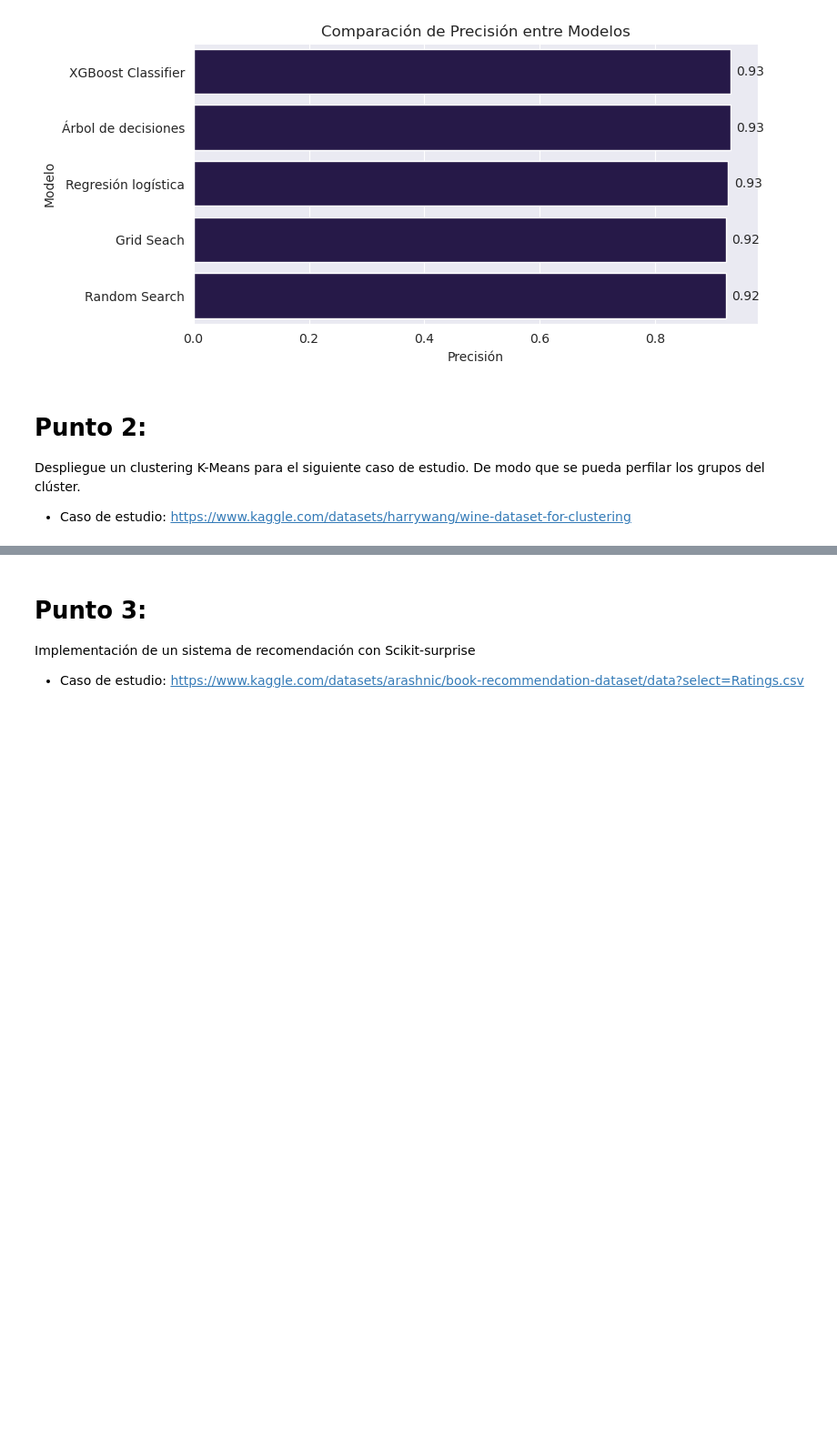
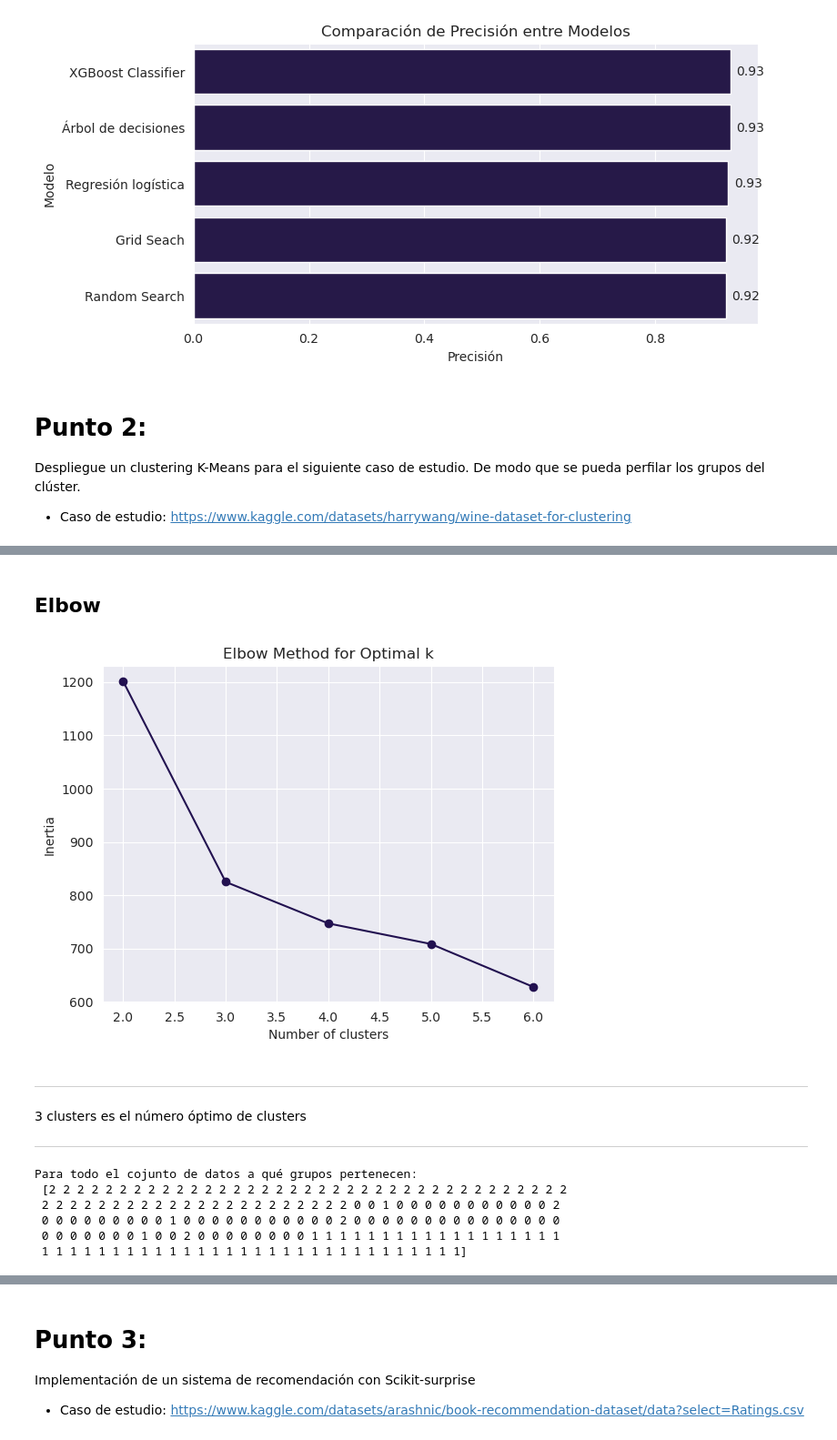
Before and after one commit to TalentoTech-IAA-2024/proyecto, a Jupyter notebook: Parte_1-3_Proyecto.ipynb, the cells around one changed output, grey strips where cells are left out. Shown at 91% size. Drawn from its saved outputs; the diff is of its cells as text; code cells hidden in the pictures; blank space fills up the shorter version.

Commit message:
Punto_2: Cluster,KMeans,DBScan

```diff
--- a/Parte_1-3_Proyecto.ipynb
+++ b/Parte_1-3_Proyecto.ipynb
@@ -408,0 +418,3 @@ Despliegue un clustering K-Means para el siguiente caso de estudio. De modo que
+# %%
+data = pd.read_csv('./data/Punto-2/wine-clustering.csv')
+data.info()
@@ -408,0 +470,23 @@ Despliegue un clustering K-Means para el siguiente caso de estudio. De modo que
+# %%
+from sklearn.preprocessing import StandardScaler
+
+scaler = StandardScaler()
+data_scaled = scaler.fit_transform(data)
+
+from sklearn.decomposition import PCA
+
+# **Reducir dimensionalidad**
+# Transformar un conjunto de variables posiblemente correlacionadas en un conjunto más pequeño de variables no correlacionadas llamadas componentes principales.
+pca = PCA(n_components=5)
+# transforma los datos originales en un nuevo espacio de menor dimensión
+data_pca = pca.fit_transform(data_scaled)
+
+print(f"explained_variance_ratio_: {pca.explained_variance_ratio_}")
+print(f"explained_variance_ratio_ cumsum: {pca.explained_variance_ratio_.cumsum()}")
+print(f"pca components: {pca.components_}")
+
+
+total_variance = np.sum(pca.explained_variance_ratio_)
+percentage = total_variance * 100
+
+print(f"Porcentaje explained_variance_ratio_:\n {percentage:.2f}%")
@@ -408,0 +513,37 @@ Despliegue un clustering K-Means para el siguiente caso de estudio. De modo que
+# %% [markdown]
+## Elbow
+# %%
+from sklearn.cluster import KMeans
+
+inercia = []
+
+# evalua los grupos 2,3,4,5,6,7,8,9
+for i in range(2, 7):
+    kmeans = KMeans(n_clusters=i, random_state=42)
+    kmeans.fit(data_pca)
+    inercia.append(kmeans.inertia_)
+
+plt.plot(range(2, 7), inercia, marker='o')
+plt.xlabel('Number of clusters')
+plt.ylabel('Inertia')
+plt.title('Elbow Method for Optimal k')
+plt.show()
+# %% [output]
+[figure, added]
+# %% [markdown]
+---
+
+3 clusters es el número óptimo de clusters
+
+---
+# %%
+grupos = KMeans(n_clusters=3, random_state=42)
+grupos.fit(data_pca)
+print(f"Para todo el cojunto de datos a qué grupos pertenecen:\n {grupos.labels_}")
+# %% [output]
+Para todo el cojunto de datos a qué grupos pertenecen:
+ [2 2 2 2 2 2 2 2 2 2 2 2 2 2 2 2 2 2 2 2 2 2 2 2 2 2 2 2 2 2 2 2 2 2 2 2 2
+ 2 2 2 2 2 2 2 2 2 2 2 2 2 2 2 2 2 2 2 2 2 2 0 0 1 0 0 0 0 0 0 0 0 0 0 0 2
+ 0 0 0 0 0 0 0 0 0 1 0 0 0 0 0 0 0 0 0 0 0 2 0 0 0 0 0 0 0 0 0 0 0 0 0 0 0
+ 0 0 0 0 0 0 0 1 0 0 2 0 0 0 0 0 0 0 0 1 1 1 1 1 1 1 1 1 1 1 1 1 1 1 1 1 1
+ 1 1 1 1 1 1 1 1 1 1 1 1 1 1 1 1 1 1 1 1 1 1 1 1 1 1 1 1 1 1]
```
Also changed, not shown: parts of 28 cells of this notebook, 1 other file.
